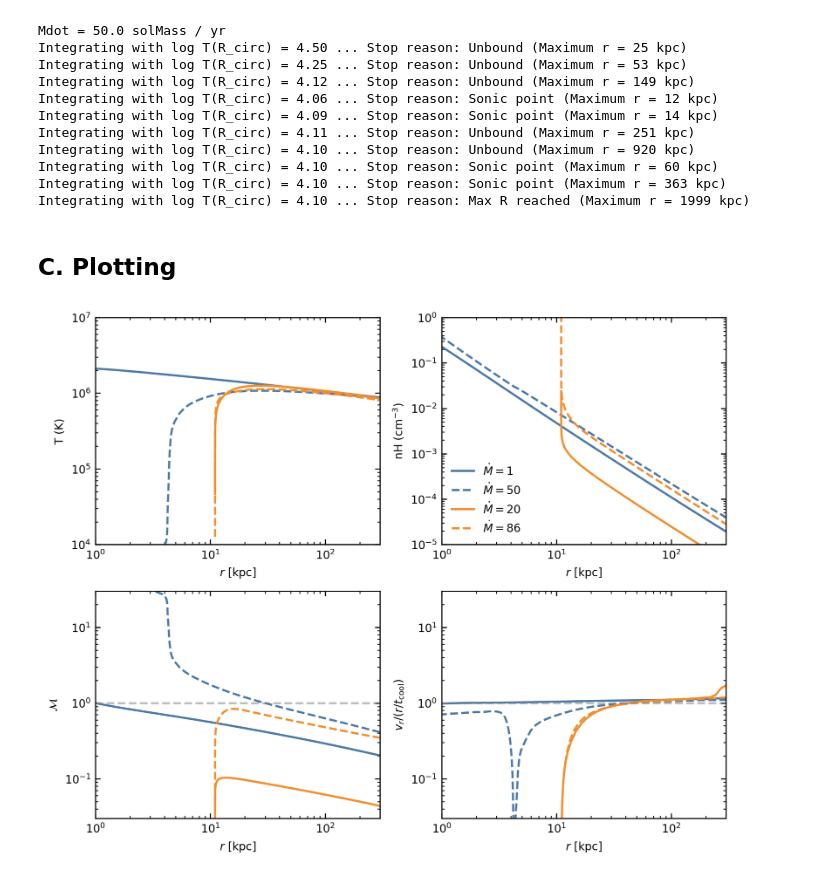
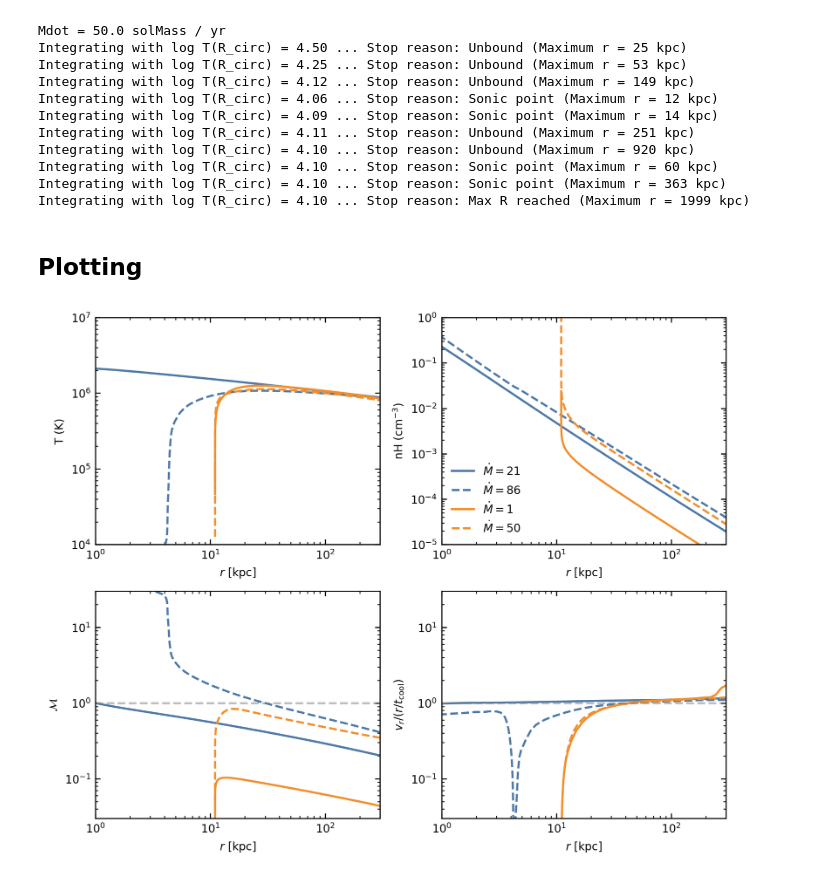
Before and after one commit to zunyibrt/CGM_ICs, a Jupyter notebook: ipynb/steady_state_integration_example.ipynb, the cells around one changed output. Saved outputs shown, nothing was run; the diff lists cells and outputs as text; code cells hidden in the pictures.

```diff
--- a/ipynb/steady_state_integration_example.ipynb
+++ b/ipynb/steady_state_integration_example.ipynb
@@ -117,7 +98,7 @@ Integrating with log T(R_circ) = 4.10 ... Stop reason: Sonic point (Maximum r =
 Integrating with log T(R_circ) = 4.10 ... Stop reason: Sonic point (Maximum r = 363 kpc)
 Integrating with log T(R_circ) = 4.10 ... Stop reason: Max R reached (Maximum r = 1999 kpc)
 # %% [markdown]
-## C. Plotting
+## Plotting
 # %%
 from cgm_ics.latexify import latexify
 from matplotlib import pyplot as plt
@@ -140,35 +121,35 @@ for ax in axs.flatten():
 axs[0, 0].plot(res1.Rs, res1.Ts, c='C0', ls='-')
 axs[0, 0].plot(res2.Rs, res2.Ts, c='C0', ls='--')
 axs[0, 0].plot(res3.Rs, res3.Ts, c='C1', ls='-')
 axs[0, 0].plot(res4.Rs, res4.Ts, c='C1', ls='--')
 axs[0, 0].set_ylabel(r'T (K)')
 axs[0, 0].set_ylim(1e4,1e7)
 
-axs[0, 1].plot(res1.Rs, res1.nHs, c='C0', ls='-', label=r'$\dot{M} = 1$')
-axs[0, 1].plot(res2.Rs, res2.nHs, c='C0', ls='--',label=r'$\dot{M} = 50$')
-axs[0, 1].plot(res3.Rs, res3.nHs, c='C1', ls='-', label=r'$\dot{M} = 20$')
-axs[0, 1].plot(res4.Rs, res4.nHs, c='C1', ls='--',label=r'$\dot{M} = 86$')
+axs[0, 1].plot(res1.Rs, res1.nHs, c='C0', ls='-', label=f'$\\dot{{M}} = {res1.mass_flow_rate.value:.0f}$')
+axs[0, 1].plot(res2.Rs, res2.nHs, c='C0', ls='--',label=f'$\\dot{{M}} = {res2.mass_flow_rate.value:.0f}$')
+axs[0, 1].plot(res3.Rs, res3.nHs, c='C1', ls='-', label=f'$\\dot{{M}} = {res3.mass_flow_rate.value:.0f}$')
+axs[0, 1].plot(res4.Rs, res4.nHs, c='C1', ls='--',label=f'$\\dot{{M}} = {res4.mass_flow_rate.value:.0f}$')
 axs[0, 1].set_ylabel(r'nH (cm$^{-3}$)')
 axs[0, 1].set_ylim(1e-5,1)
 axs[0, 1].legend(frameon=False, loc='lower left')
 
 axs[1, 0].plot(res1.Rs, res1.Ms, c='C0', ls='-')
 axs[1, 0].plot(res2.Rs, res2.Ms, c='C0', ls='--')
 axs[1, 0].plot(res3.Rs, res3.Ms, c='C1', ls='-')
 axs[1, 0].plot(res4.Rs, res4.Ms, c='C1', ls='--')
 axs[1, 0].set_ylabel(r'$\mathcal{M}$')
 axs[1, 0].set_ylim(0.03,30)
 axs[1, 0].axhline(1.,c='.5',ls='--',alpha=0.5)
 
 axs[1, 1].plot(res1.Rs, res1.t_cools / res1.t_flows, c='C0', ls='-')
 axs[1, 1].plot(res2.Rs, res2.t_cools / res2.t_flows, c='C0', ls='--')
 axs[1, 1].plot(res3.Rs, res3.t_cools / res3.t_flows, c='C1', ls='-')
 axs[1, 1].plot(res4.Rs, res4.t_cools / res4.t_flows, c='C1', ls='--')
 axs[1, 1].set_ylabel(r'$v_r / (r/t_{\rm cool})$')
 axs[1, 1].set_ylim(0.03,30)
 axs[1, 1].axhline(1.,c='.5',ls='--',alpha=0.5)
 
 fig.tight_layout()
 plt.show()
 # %% [output]
-[figure, old version]
+[figure, new version]
```
Also changed, not shown: parts of 6 cells of this notebook, 8 other files.
